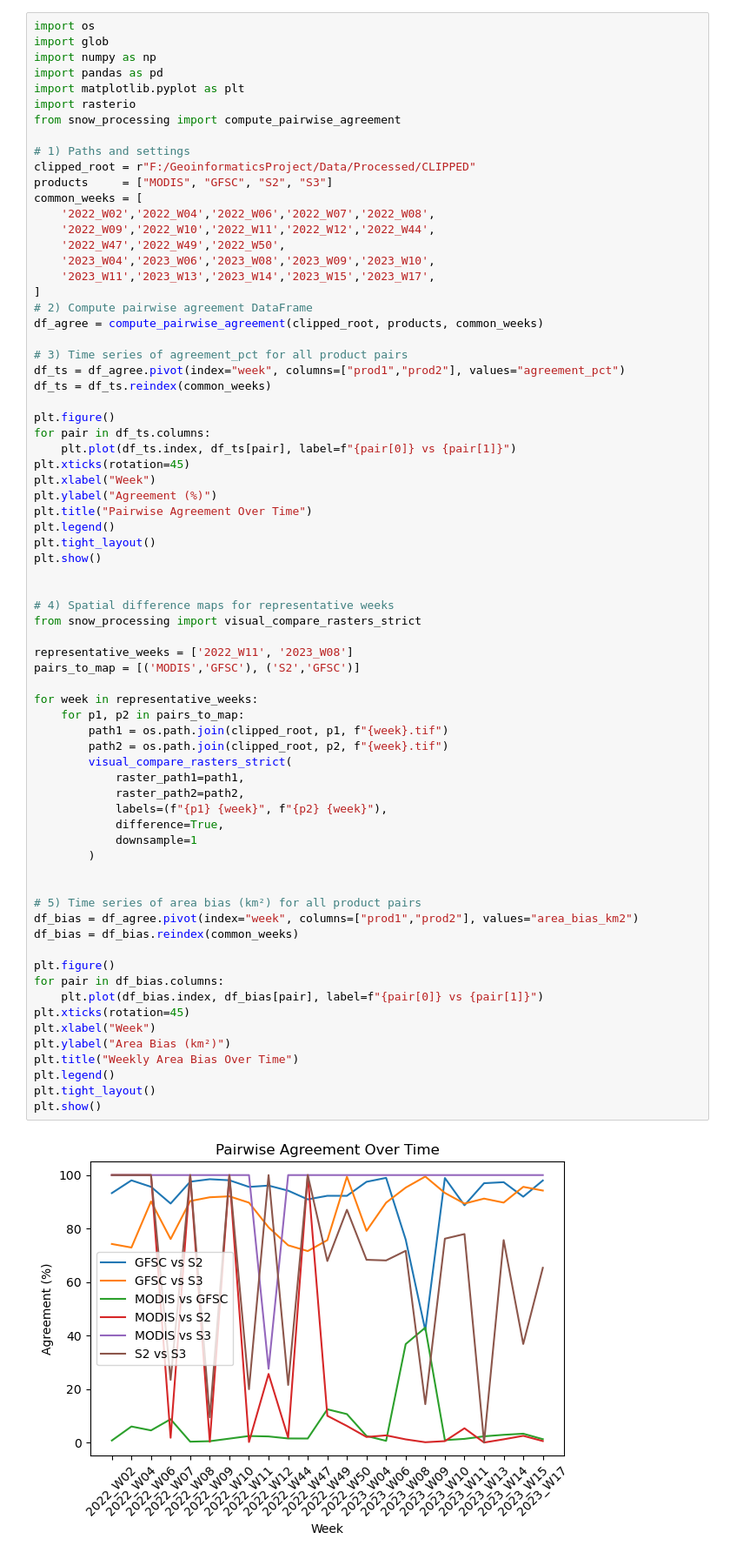
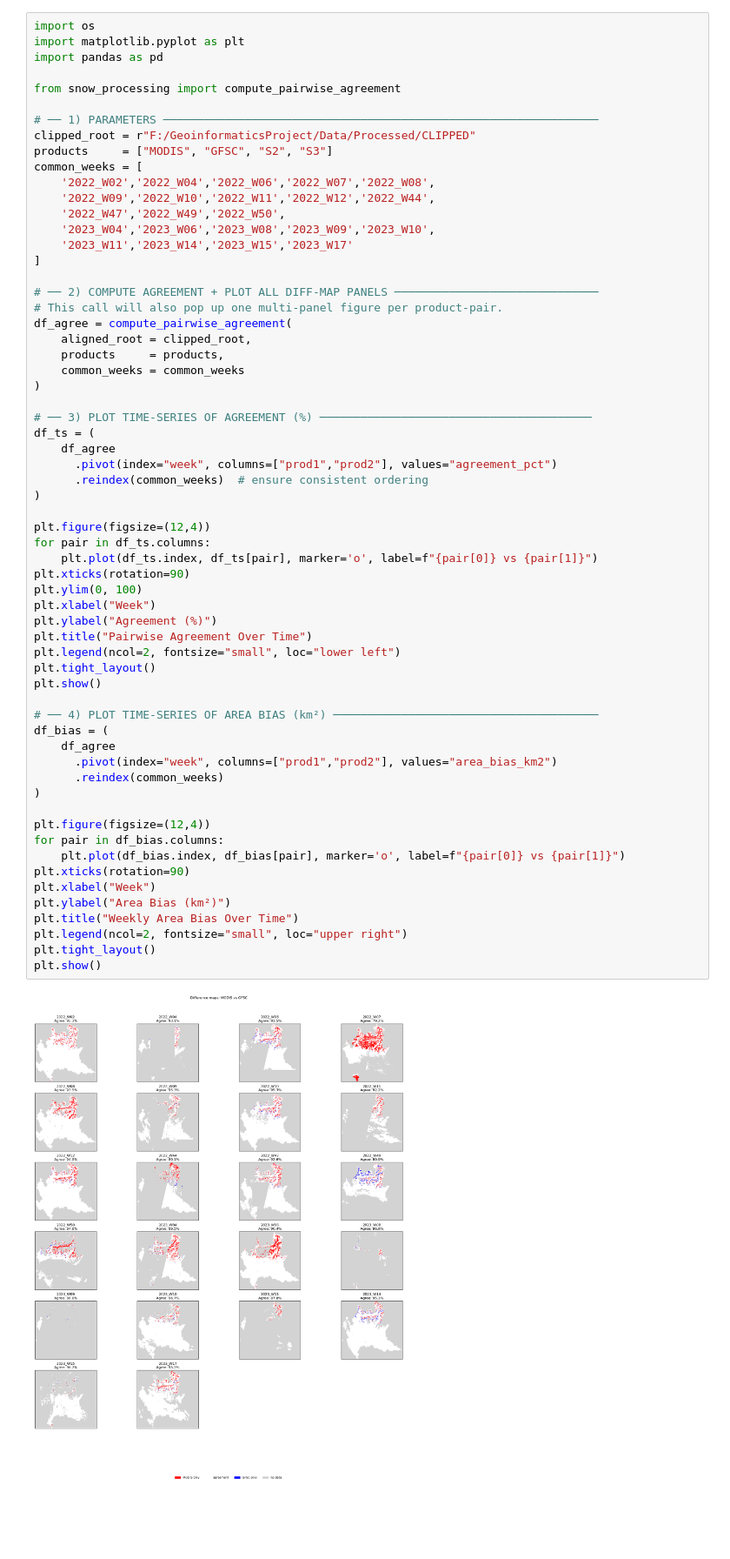
Before and after one commit to Hadikheiri/Snow-Cover-Mapping, a Jupyter notebook: Snow/EDA.ipynb, the cells around one changed output. Shown at 87% size. Drawn from its saved outputs; the diff is of its cells as text; blank space fills up the shorter version.

Commit message:
New resampling/ New function for MODIS clean/ New method for GFSC QC masking/ Updated comparison functions

```diff
--- a/Snow/EDA.ipynb
+++ b/Snow/EDA.ipynb
@@ -293,73 +164,64 @@ print(df_agree.query("prod1=='S2' and prod2=='S3'")[["week","agreement_pct"]])
 # %%
 import os
-import glob
-import numpy as np
+import matplotlib.pyplot as plt
 import pandas as pd
-import matplotlib.pyplot as plt
-import rasterio
+
 from snow_processing import compute_pairwise_agreement
 
-# 1) Paths and settings
+# ── 1) PARAMETERS ────────────────────────────────────────────────────────────────
 clipped_root = r"F:/GeoinformaticsProject/Data/Processed/CLIPPED"
 products     = ["MODIS", "GFSC", "S2", "S3"]
 common_weeks = [
     '2022_W02','2022_W04','2022_W06','2022_W07','2022_W08',
     '2022_W09','2022_W10','2022_W11','2022_W12','2022_W44',
     '2022_W47','2022_W49','2022_W50',
     '2023_W04','2023_W06','2023_W08','2023_W09','2023_W10',
-    '2023_W11','2023_W13','2023_W14','2023_W15','2023_W17',
+    '2023_W11','2023_W14','2023_W15','2023_W17'
 ]
-# 2) Compute pairwise agreement DataFrame
-df_agree = compute_pairwise_agreement(clipped_root, products, common_weeks)
 
-# 3) Time series of agreement_pct for all product pairs
-df_ts = df_agree.pivot(index="week", columns=["prod1","prod2"], values="agreement_pct")
-df_ts = df_ts.reindex(common_weeks)
+# ── 2) COMPUTE AGREEMENT + PLOT ALL DIFF‐MAP PANELS ──────────────────────────────
+# This call will also pop up one multi‐panel figure per product‐pair.
+df_agree = compute_pairwise_agreement(
+    aligned_root = clipped_root,
+    products     = products,
+    common_weeks = common_weeks
+)
 
-plt.figure()
+# ── 3) PLOT TIME‐SERIES OF AGREEMENT (%) ────────────────────────────────────────
+df_ts = (
+    df_agree
+      .pivot(index="week", columns=["prod1","prod2"], values="agreement_pct")
+      .reindex(common_weeks)  # ensure consistent ordering
+)
+
+plt.figure(figsize=(12,4))
 for pair in df_ts.columns:
-    plt.plot(df_ts.index, df_ts[pair], label=f"{pair[0]} vs {pair[1]}")
-plt.xticks(rotation=45)
+    plt.plot(df_ts.index, df_ts[pair], marker='o', label=f"{pair[0]} vs {pair[1]}")
+plt.xticks(rotation=90)
+plt.ylim(0, 100)
 plt.xlabel("Week")
 plt.ylabel("Agreement (%)")
 plt.title("Pairwise Agreement Over Time")
-plt.legend()
+plt.legend(ncol=2, fontsize="small", loc="lower left")
 plt.tight_layout()
 plt.show()
 
+# ── 4) PLOT TIME‐SERIES OF AREA BIAS (km²) ───────────────────────────────────────
+df_bias = (
+    df_agree
+      .pivot(index="week", columns=["prod1","prod2"], values="area_bias_km2")
+      .reindex(common_weeks)
+)
 
-# 4) Spatial difference maps for representative weeks
-from snow_processing import visual_compare_rasters_strict
-
-representative_weeks = ['2022_W11', '2023_W08']
-pairs_to_map = [('MODIS','GFSC'), ('S2','GFSC')]
-
-for week in representative_weeks:
-    for p1, p2 in pairs_to_map:
-        path1 = os.path.join(clipped_root, p1, f"{week}.tif")
-        path2 = os.path.join(clipped_root, p2, f"{week}.tif")
-        visual_compare_rasters_strict(
-            raster_path1=path1,
-            raster_path2=path2,
-            labels=(f"{p1} {week}", f"{p2} {week}"),
-            difference=True,
-            downsample=1
-        )
-
-
-# 5) Time series of area bias (km²) for all product pairs
-df_bias = df_agree.pivot(index="week", columns=["prod1","prod2"], values="area_bias_km2")
-df_bias = df_bias.reindex(common_weeks)
-
-plt.figure()
+plt.figure(figsize=(12,4))
 for pair in df_bias.columns:
-    plt.plot(df_bias.index, df_bias[pair], label=f"{pair[0]} vs {pair[1]}")
-plt.xticks(rotation=45)
+    plt.plot(df_bias.index, df_bias[pair], marker='o', label=f"{pair[0]} vs {pair[1]}")
+plt.xticks(rotation=90)
 plt.xlabel("Week")
 plt.ylabel("Area Bias (km²)")
 plt.title("Weekly Area Bias Over Time")
-plt.legend()
+plt.legend(ncol=2, fontsize="small", loc="upper right")
 plt.tight_layout()
 plt.show()
 # %% [output]
-[figure, old version]
+[figure, new version]
```
Also changed, not shown: parts of 14 cells of this notebook, 3 other files.
